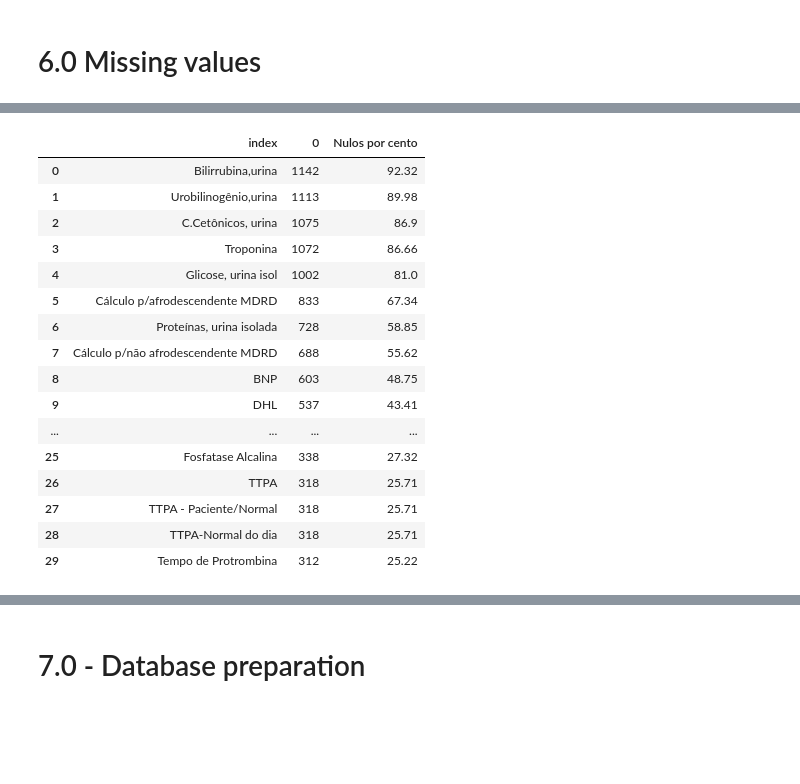
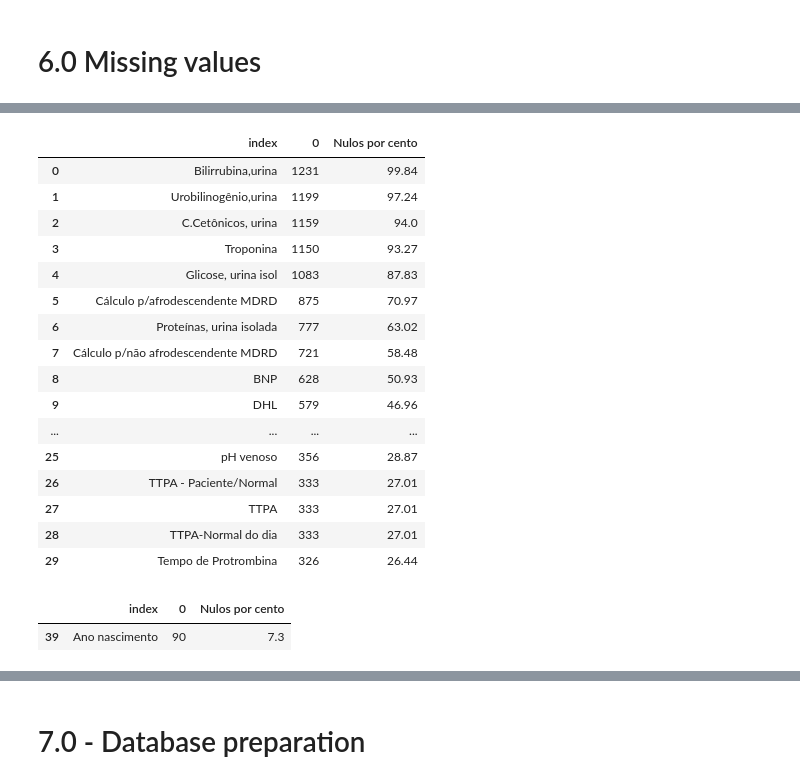
Before and after one commit to filipeloyola/HCAI_prediction, a Jupyter notebook: mainNotebook.ipynb, the cells around one changed output, grey strips where cells are left out. Saved outputs shown, nothing was run; the diff lists cells and outputs as text; code cells hidden in the pictures; blank space fills up the shorter version.

```diff
--- a/mainNotebook.ipynb
+++ b/mainNotebook.ipynb
@@ -755,0 +824,11 @@ df5
+# %%
+# change columns name
+
+colunas = ["ID_PACIENTE", "Sexo"]
+for i in df5_1.columns:
+    if (i != 'ID_PACIENTE') and (i!= 'Sexo'):
+        colunas.append(i[16:])
+
+df5_1.columns = colunas
+
+df5_1.head()
@@ -755,0 +865,23 @@ df5
+# %%
+# Insert Ano Nacimento (Birth year)
+
+df5_1.columns = ['ID_PACIENTE', 'Sexo', 'ALT (TGP)', 'AST (TGO)', 'BE venoso', 'BNP',
+       'Basófilos', 'Basófilos (%)', 'Bilirrubina Direta',
+       'Bilirrubina Indireta', 'Bilirrubina Total', 'Bilirrubina,urina',
+       'C.Cetônicos, urina', 'CHCM', 'CK', 'Calcio Ionizavel', 'Creatinina',
+       'Cálculo p/afrodescendente CKD-EPI', 'Cálculo p/afrodescendente MDRD',
+       'Cálculo p/não afrodescendente CKD-EPI',
+       'Cálculo p/não afrodescendente MDRD', 'DHL', 'Densidade, urina',
+       'Dimeros D, quant', 'Eosinófilos', 'Eosinófilos (%)', 'Eritrócitos',
+       'Eritrócitos, urina', 'Fibrinogenio', 'Fosfatase Alcalina', 'Fósforo',
+       'Gama-GT', 'Glicose', 'Glicose, urina isol', 'HCM', 'HCO3 venoso',
+       'Hematócrito', 'Hemoglobina', 'Leucócitos', 'Leucócitos, urina',
+       'Linfócitos', 'Linfócitos (%)', 'Magnésio', 'Monócitos',
+       'Monócitos (%)', 'Neutrófilos', 'Neutrófilos (%)', 'Plaquetas',
+       'Potássio', 'Proteína C-Reativa', 'Proteínas, urina isolada', 'RDW',
+       'Sat O2 venoso', 'Sódio', 'TP/INR', 'TTPA', 'TTPA - Paciente/Normal',
+       'TTPA-Normal do dia', 'Tempo de Protrombina', 'Troponina',
+       'Urobilinogênio,urina', 'Uréia', 'VCM', 'Volume plaquetário médio',
+       'pCO2 venoso', 'pH venoso', 'pH, urina', 'pO2 venoso', 'Ano nascimento']
+
+df5_1
@@ -755,0 +902,6 @@ df5
+# %%
+# transform None to np.nan into df5_1 ["ano nascimento"]
+
+df5_1["Ano nascimento"].fillna(value=np.nan, inplace=True)
+
+df5_1
@@ -780,7 +972,7 @@ Idade
 # %% [markdown]
 # 6.0 Missing values
 # %%
-df6 = df5.copy(deep=True)
+df6 = df5_1.copy(deep=True)
 
 ausentes = df6.isnull().sum()
 
@@ -809,33 +1017,38 @@ Bilirrubina,urina     1142
 # %%
 # Percent calc
 ausentes['Nulos por cento'] = ''
 for index, row in ausentes.iterrows():
-        porcentagem = round((row[0]/1237)*100, 2) # 1237 = numero de pessoas
+        porcentagem = round((row[0]/1233)*100, 2) # 1237 = numero de pessoas
         ausentes.loc[index,'Nulos por cento'] = porcentagem
 
 ausentes = ausentes.sort_values(by=[0], ascending=False)
 
 ausentes.reset_index(inplace=True, drop=False)
 
 ausentes.head(30)
 # %% [output]
 |  | index | 0 | Nulos por cento |
-| 0 | Bilirrubina,urina | 1142 | 92.32 |
-| 1 | Urobilinogênio,urina | 1113 | 89.98 |
-| 2 | C.Cetônicos, urina | 1075 | 86.9 |
-| 3 | Troponina | 1072 | 86.66 |
-| 4 | Glicose, urina isol | 1002 | 81.0 |
-| 5 | Cálculo p/afrodescendente MDRD | 833 | 67.34 |
-| 6 | Proteínas, urina isolada | 728 | 58.85 |
-| 7 | Cálculo p/não afrodescendente MDRD | 688 | 55.62 |
-| 8 | BNP | 603 | 48.75 |
-| 9 | DHL | 537 | 43.41 |
+| 0 | Bilirrubina,urina | 1231 | 99.84 |
+| 1 | Urobilinogênio,urina | 1199 | 97.24 |
+| 2 | C.Cetônicos, urina | 1159 | 94.0 |
+| 3 | Troponina | 1150 | 93.27 |
+| 4 | Glicose, urina isol | 1083 | 87.83 |
+| 5 | Cálculo p/afrodescendente MDRD | 875 | 70.97 |
+| 6 | Proteínas, urina isolada | 777 | 63.02 |
+| 7 | Cálculo p/não afrodescendente MDRD | 721 | 58.48 |
+| 8 | BNP | 628 | 50.93 |
+| 9 | DHL | 579 | 46.96 |
 | ... | ... | ... | ... |
-| 25 | Fosfatase Alcalina | 338 | 27.32 |
-| 26 | TTPA | 318 | 25.71 |
-| 27 | TTPA - Paciente/Normal | 318 | 25.71 |
-| 28 | TTPA-Normal do dia | 318 | 25.71 |
-| 29 | Tempo de Protrombina | 312 | 25.22 |
+| 25 | pH venoso | 356 | 28.87 |
+| 26 | TTPA - Paciente/Normal | 333 | 27.01 |
+| 27 | TTPA | 333 | 27.01 |
+| 28 | TTPA-Normal do dia | 333 | 27.01 |
+| 29 | Tempo de Protrombina | 326 | 26.44 |
+# %%
+ausentes[ausentes["index"]=='Ano nascimento']
+# %% [output]
+|  | index | 0 | Nulos por cento |
+| 39 | Ano nascimento | 90 | 7.3 |
 # %%
 # Checking exams with more than 50% NaN for elimination
 ausentes.drop(ausentes.loc[ausentes['Nulos por cento']<50].index, inplace=True)
```
Also changed, not shown: parts of 59 cells of this notebook, 39 other files.
